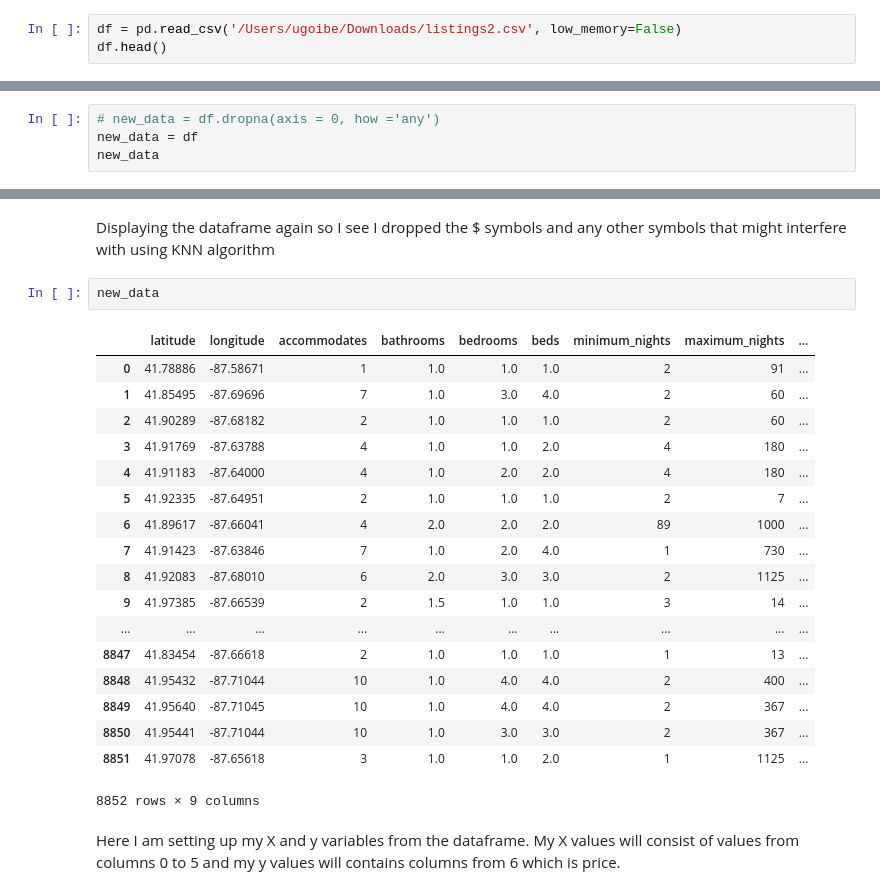
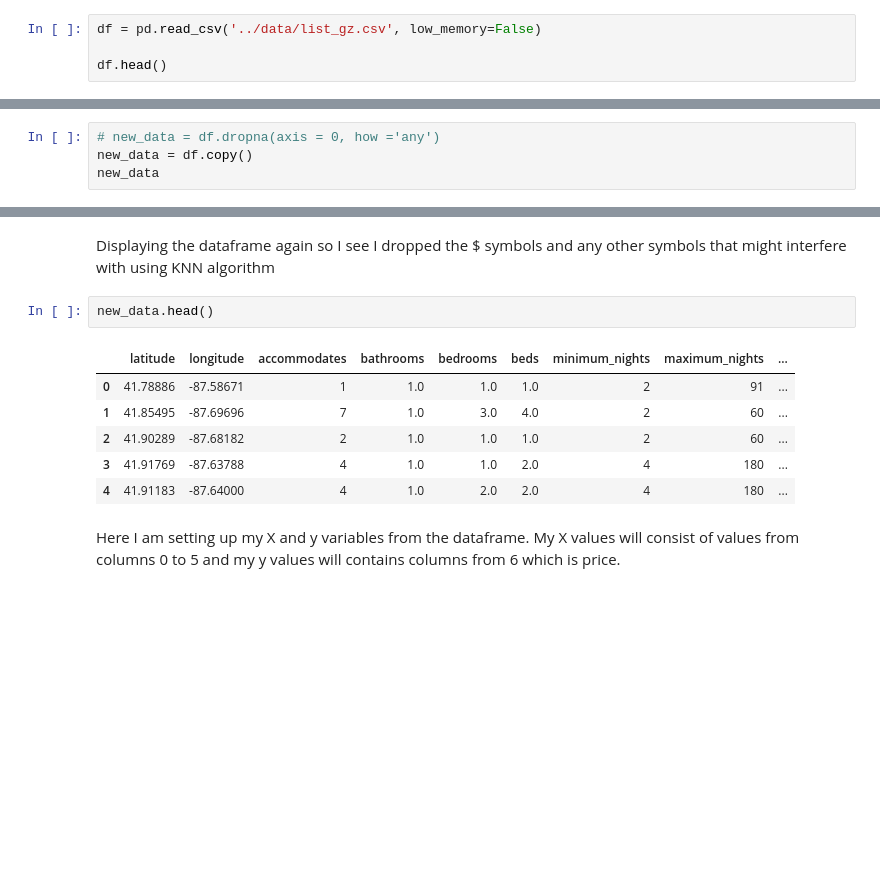
Before and after one commit to HeyPeterPark/NU_Project4, a Jupyter notebook: project_3/KNN_Listings.ipynb, the cells around one changed output, grey strips where cells are left out. Saved outputs shown, nothing was run; the diff lists cells and outputs as text; blank space fills up the shorter version.

```diff
--- a/project_3/KNN_Listings.ipynb
+++ b/project_3/KNN_Listings.ipynb
@@ -16,7 +16,8 @@ from sklearn.metrics import accuracy_score
 # %% [markdown]
 Reading the CSV file into the dataframe
 # %%
-df = pd.read_csv('/Users/ugoibe/Downloads/listings2.csv', low_memory=False)
+df = pd.read_csv('../data/list_gz.csv', low_memory=False)
+
 df.head()
 # %% [output]
 |  | id | listing_url | scrape_id | last_scraped | name | summary | space | description | ... |
@@ -150,7 +151,7 @@ df.drop(['id',
 I am reassigning the dataframe into a new variable since I redimensioned the size sort to speak.
 # %%
 # new_data = df.dropna(axis = 0, how ='any')
-new_data = df
+new_data = df.copy()
 new_data
 # %% [output]
 |  | latitude | longitude | accommodates | bathrooms | bedrooms | beds | price | minimum_nights | ... |
@@ -237,26 +238,14 @@ for column in zero_not_accepted:
 Displaying the dataframe again so I see I dropped the $ symbols and any other symbols that might interfere with
 using KNN algorithm
 # %%
-new_data
+new_data.head()
 # %% [output]
 |  | latitude | longitude | accommodates | bathrooms | bedrooms | beds | minimum_nights | maximum_nights | ... |
 | 0 | 41.78886 | -87.58671 | 1 | 1.0 | 1.0 | 1.0 | 2 | 91 | ... |
 | 1 | 41.85495 | -87.69696 | 7 | 1.0 | 3.0 | 4.0 | 2 | 60 | ... |
 | 2 | 41.90289 | -87.68182 | 2 | 1.0 | 1.0 | 1.0 | 2 | 60 | ... |
 | 3 | 41.91769 | -87.63788 | 4 | 1.0 | 1.0 | 2.0 | 4 | 180 | ... |
 | 4 | 41.91183 | -87.64000 | 4 | 1.0 | 2.0 | 2.0 | 4 | 180 | ... |
-| 5 | 41.92335 | -87.64951 | 2 | 1.0 | 1.0 | 1.0 | 2 | 7 | ... |
-| 6 | 41.89617 | -87.66041 | 4 | 2.0 | 2.0 | 2.0 | 89 | 1000 | ... |
-| 7 | 41.91423 | -87.63846 | 7 | 1.0 | 2.0 | 4.0 | 1 | 730 | ... |
-| 8 | 41.92083 | -87.68010 | 6 | 2.0 | 3.0 | 3.0 | 2 | 1125 | ... |
-| 9 | 41.97385 | -87.66539 | 2 | 1.5 | 1.0 | 1.0 | 3 | 14 | ... |
-| ... | ... | ... | ... | ... | ... | ... | ... | ... | ... |
-| 8847 | 41.83454 | -87.66618 | 2 | 1.0 | 1.0 | 1.0 | 1 | 13 | ... |
-| 8848 | 41.95432 | -87.71044 | 10 | 1.0 | 4.0 | 4.0 | 2 | 400 | ... |
-| 8849 | 41.95640 | -87.71045 | 10 | 1.0 | 4.0 | 4.0 | 2 | 367 | ... |
-| 8850 | 41.95441 | -87.71044 | 10 | 1.0 | 3.0 | 3.0 | 2 | 367 | ... |
-| 8851 | 41.97078 | -87.65618 | 3 | 1.0 | 1.0 | 2.0 | 1 | 1125 | ... |
-8852 rows × 9 columns
 # %% [markdown]
 Here I am setting up my X and y variables from the dataframe.  My X values will consist of values from columns 0 to 5 and my y values will contains columns from 6 which is price.
 # %%
```
Also changed, not shown: parts of 3 cells of this notebook, 1 other file.
